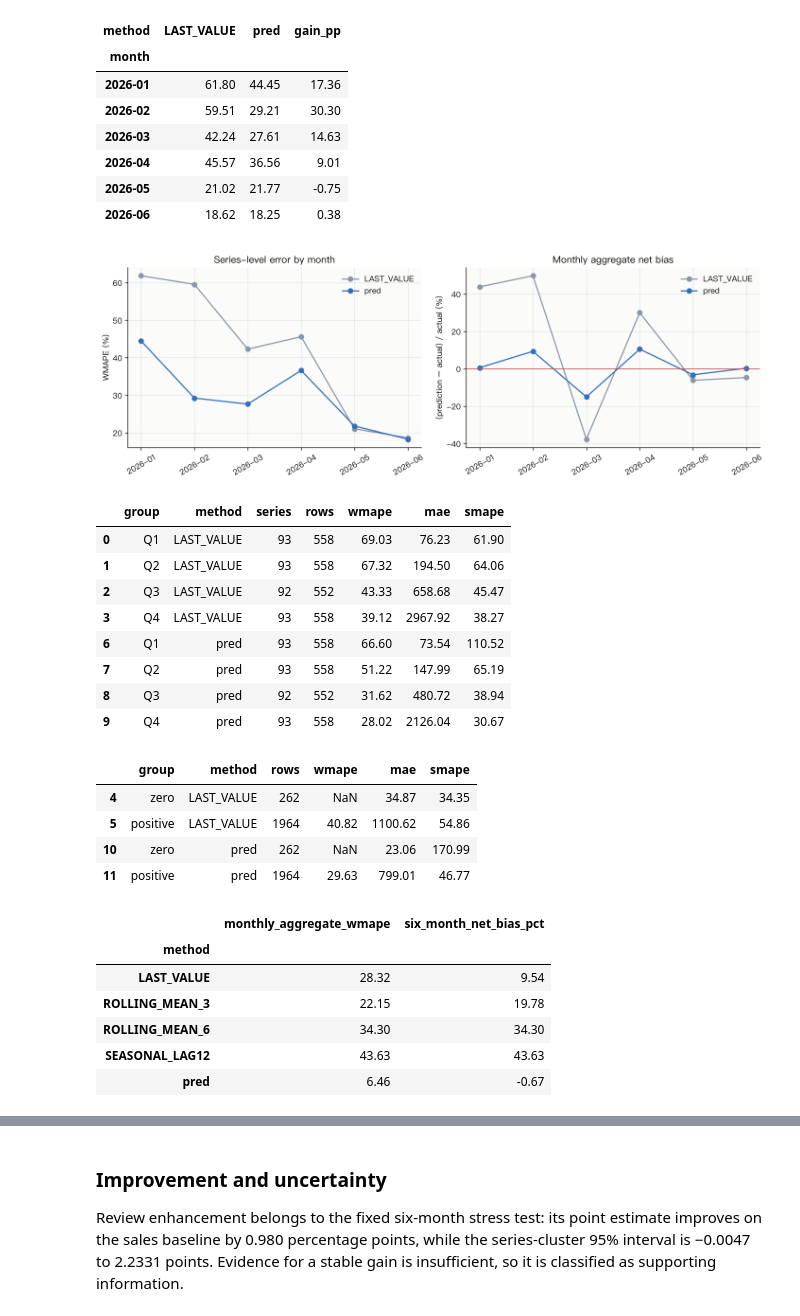
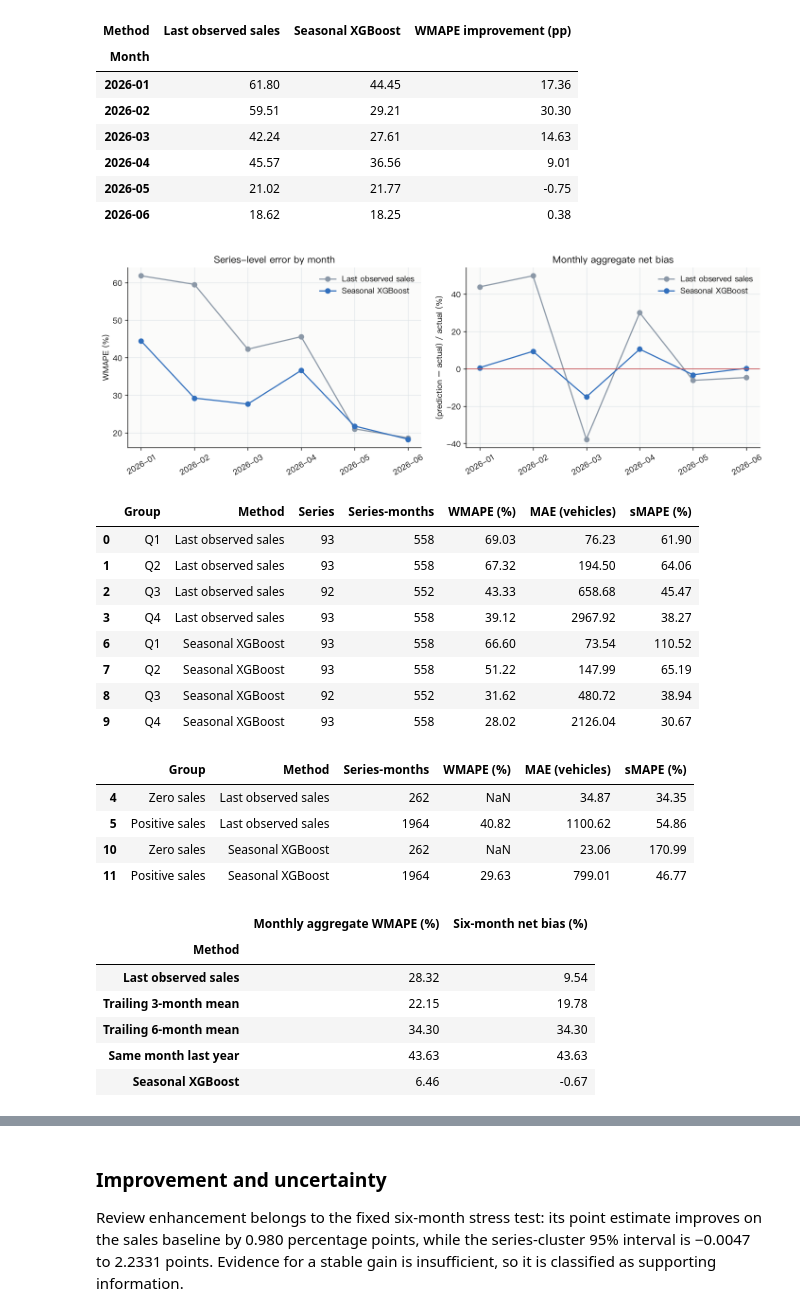
Before and after one commit to Yemyu/china-auto-market-analysis, a Jupyter notebook: notebook/China_Auto_Market_Analysis_EN.ipynb, the cells around one changed output, grey strips where cells are left out. Drawn from its saved outputs; the diff is of its cells as text; code cells hidden in the pictures.

```diff
--- a/notebook/China_Auto_Market_Analysis_EN.ipynb
+++ b/notebook/China_Auto_Market_Analysis_EN.ipynb
@@ -204,7 +294,7 @@ rolling_rows = [
     ("近3月均值（朴素）" if ZH else "Trailing 3-month mean (naive)", "ROLLING_MEAN_3"),
     ("近6月均值（朴素）" if ZH else "Trailing 6-month mean (naive)", "ROLLING_MEAN_6"),
     ("去年同期销量（朴素）" if ZH else "Same-month-last-year (naive)", "SEASONAL_LAG12"),
-    ("滚动单月季节增强 XGBoost（主结果）" if ZH else "Rolling one-month seasonal XGBoost (headline)", "pred"),
+    ("滚动单月季节增强 XGBoost（主模型）" if ZH else "Rolling one-month seasonal XGBoost", "pred"),
 ]
 rolling_table = pd.DataFrame([
     [label, wmape(rolling_test, column), median_wmape(rolling_test, column)]
@@ -212,8 +302,8 @@ rolling_table = pd.DataFrame([
 ], columns=[model_name, global_name, median_name])
 display(rolling_table.style.format({global_name: "{:.2f}%", median_name: "{:.2f}%"}))
 scores = pd.DataFrame(report["metrics"]).set_index("method")
-display(scores[["mae", "rmse", "median_absolute_error", "p90_absolute_error",
-                "mape_positive", "mape_rows", "smape"]].round(2))
+display(presentation_table(scores[["mae", "rmse", "median_absolute_error", "p90_absolute_error",
+                                  "mape_positive", "mape_rows", "smape"]]).round(2))
 fixed_row = pd.DataFrame([[
     "固定六个月平台评分模型（压力测试）" if ZH else "Fixed six-month platform-rating model (stress test)",
     selected_fixed["global_volume_weighted_WMAPE"], selected_fixed["median_per_series_WMAPE"],
@@ -291,61 +381,62 @@ Six-month net bias for the 371-series cohort is −0.67%, monthly aggregate WMAP
 # %%
 monthly_scores = pd.DataFrame(report["monthly"])
 monthly_comparison = monthly_scores.pivot(index="month", columns="method", values="wmape")
 monthly_comparison["gain_pp"] = monthly_comparison["LAST_VALUE"] - monthly_comparison["pred"]
-display(monthly_comparison.round(2))
+display(presentation_table(monthly_comparison).round(2))
 fig, axes = plt.subplots(1, 2, figsize=(12, 4.2))
-monthly_comparison[["LAST_VALUE", "pred"]].plot(
+presentation_table(monthly_comparison[["LAST_VALUE", "pred"]]).plot(
     ax=axes[0], marker="o", color=[COLORS["gray"], COLORS["blue"]])
 axes[0].set(title=("逐月车系误差" if ZH else "Series-level error by month"),
             ylabel="WMAPE (%)", xlabel="")
-monthly_scores.pivot(index="month", columns="method", values="net_bias_pct").plot(
+presentation_table(monthly_scores.pivot(index="month", columns="method", values="net_bias_pct")).plot(
     ax=axes[1], marker="o", color=[COLORS["gray"], COLORS["blue"]])
 axes[1].axhline(0, color=COLORS["red"], lw=1)
 axes[1].set(title=("逐月汇总净偏差" if ZH else "Monthly aggregate net bias"),
-            ylabel="(prediction − actual) / actual (%)", xlabel="")
+            ylabel=("(预测 − 实际) / 实际 (%)" if ZH else
+                    "(prediction − actual) / actual (%)"), xlabel="")
 for ax in axes:
     ax.tick_params(axis="x", rotation=30)
     ax.legend(frameon=False)
 fig.tight_layout()
 plt.show()
 
 segments = pd.DataFrame(report["segments"])
-display(segments[segments.group_type.eq("pre_test_size")][[
-    "group", "method", "series", "rows", "wmape", "mae", "smape"]].round(2))
-display(segments[segments.group_type.eq("actual_sales")][[
-    "group", "method", "rows", "wmape", "mae", "smape"]].round(2))
-display(pd.DataFrame(report["aggregate"]).set_index("method").round(2))
+display(presentation_table(segments[segments.group_type.eq("pre_test_size")][[
+    "group", "method", "series", "rows", "wmape", "mae", "smape"]]).round(2))
+display(presentation_table(segments[segments.group_type.eq("actual_sales")][[
+    "group", "method", "rows", "wmape", "mae", "smape"]]).round(2))
+display(presentation_table(pd.DataFrame(report["aggregate"]).set_index("method")).round(2))
 # %% [output]
-| method | LAST_VALUE | pred | gain_pp |
-| month |  |  |  |
+| Method | Last observed sales | Seasonal XGBoost | WMAPE improvement (pp) |
+| Month |  |  |  |
 | 2026-01 | 61.80 | 44.45 | 17.36 |
 | 2026-02 | 59.51 | 29.21 | 30.30 |
 | 2026-03 | 42.24 | 27.61 | 14.63 |
 | 2026-04 | 45.57 | 36.56 | 9.01 |
 | 2026-05 | 21.02 | 21.77 | -0.75 |
 | 2026-06 | 18.62 | 18.25 | 0.38 |
-[figure, old version]
+[figure, new version]
-|  | group | method | series | rows | wmape | mae | smape |
-| 0 | Q1 | LAST_VALUE | 93 | 558 | 69.03 | 76.23 | 61.90 |
-| 1 | Q2 | LAST_VALUE | 93 | 558 | 67.32 | 194.50 | 64.06 |
-| 2 | Q3 | LAST_VALUE | 92 | 552 | 43.33 | 658.68 | 45.47 |
-| 3 | Q4 | LAST_VALUE | 93 | 558 | 39.12 | 2967.92 | 38.27 |
-| 6 | Q1 | pred | 93 | 558 | 66.60 | 73.54 | 110.52 |
-| 7 | Q2 | pred | 93 | 558 | 51.22 | 147.99 | 65.19 |
-| 8 | Q3 | pred | 92 | 552 | 31.62 | 480.72 | 38.94 |
-| 9 | Q4 | pred | 93 | 558 | 28.02 | 2126.04 | 30.67 |
+|  | Group | Method | Series | Series-months | WMAPE (%) | MAE (vehicles) | sMAPE (%) |
+| 0 | Q1 | Last observed sales | 93 | 558 | 69.03 | 76.23 | 61.90 |
+| 1 | Q2 | Last observed sales | 93 | 558 | 67.32 | 194.50 | 64.06 |
+| 2 | Q3 | Last observed sales | 92 | 552 | 43.33 | 658.68 | 45.47 |
+| 3 | Q4 | Last observed sales | 93 | 558 | 39.12 | 2967.92 | 38.27 |
+| 6 | Q1 | Seasonal XGBoost | 93 | 558 | 66.60 | 73.54 | 110.52 |
+| 7 | Q2 | Seasonal XGBoost | 93 | 558 | 51.22 | 147.99 | 65.19 |
+| 8 | Q3 | Seasonal XGBoost | 92 | 552 | 31.62 | 480.72 | 38.94 |
+| 9 | Q4 | Seasonal XGBoost | 93 | 558 | 28.02 | 2126.04 | 30.67 |
-|  | group | method | rows | wmape | mae | smape |
-| 4 | zero | LAST_VALUE | 262 | NaN | 34.87 | 34.35 |
-| 5 | positive | LAST_VALUE | 1964 | 40.82 | 1100.62 | 54.86 |
-| 10 | zero | pred | 262 | NaN | 23.06 | 170.99 |
-| 11 | positive | pred | 1964 | 29.63 | 799.01 | 46.77 |
+|  | Group | Method | Series-months | WMAPE (%) | MAE (vehicles) | sMAPE (%) |
+| 4 | Zero sales | Last observed sales | 262 | NaN | 34.87 | 34.35 |
+| 5 | Positive sales | Last observed sales | 1964 | 40.82 | 1100.62 | 54.86 |
+| 10 | Zero sales | Seasonal XGBoost | 262 | NaN | 23.06 | 170.99 |
+| 11 | Positive sales | Seasonal XGBoost | 1964 | 29.63 | 799.01 | 46.77 |
-|  | monthly_aggregate_wmape | six_month_net_bias_pct |
-| method |  |  |
-| LAST_VALUE | 28.32 | 9.54 |
-| ROLLING_MEAN_3 | 22.15 | 19.78 |
-| ROLLING_MEAN_6 | 34.30 | 34.30 |
-| SEASONAL_LAG12 | 43.63 | 43.63 |
-| pred | 6.46 | -0.67 |
+|  | Monthly aggregate WMAPE (%) | Six-month net bias (%) |
+| Method |  |  |
+| Last observed sales | 28.32 | 9.54 |
+| Trailing 3-month mean | 22.15 | 19.78 |
+| Trailing 6-month mean | 34.30 | 34.30 |
+| Same month last year | 43.63 | 43.63 |
+| Seasonal XGBoost | 6.46 | -0.67 |
 # %% [markdown]
 ### Fixed six-month forecasts: baselines and review variants
 
```
Also changed, not shown: parts of 30 cells of this notebook, 29 other files.
